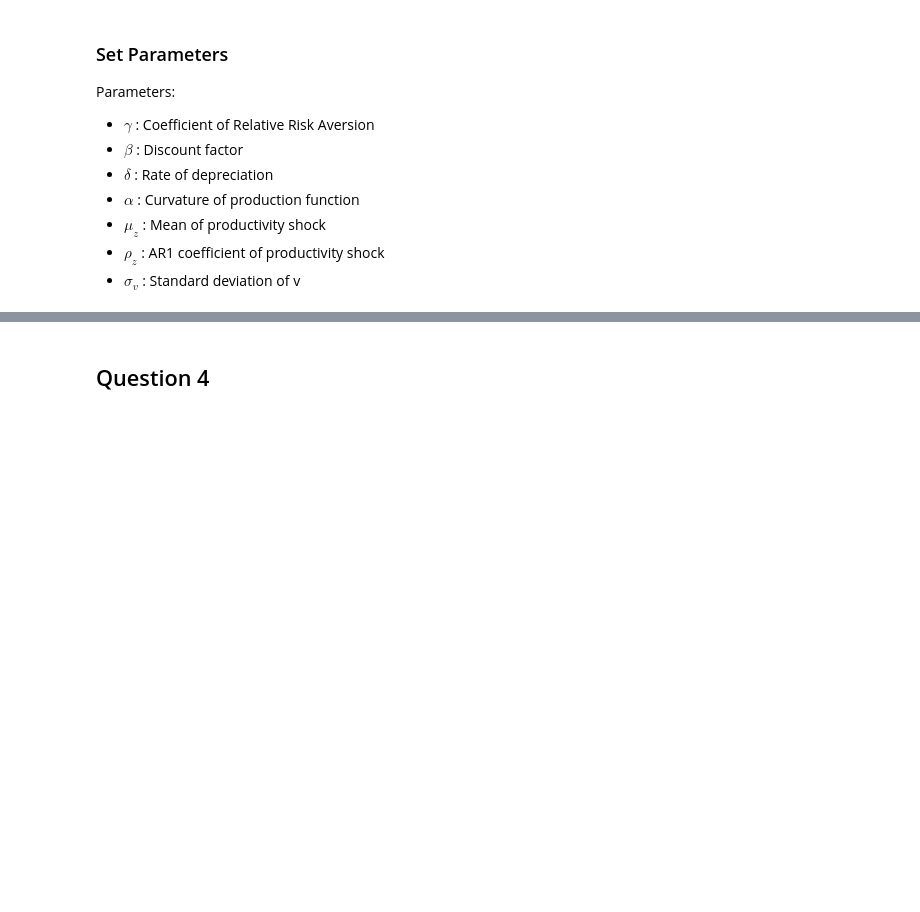
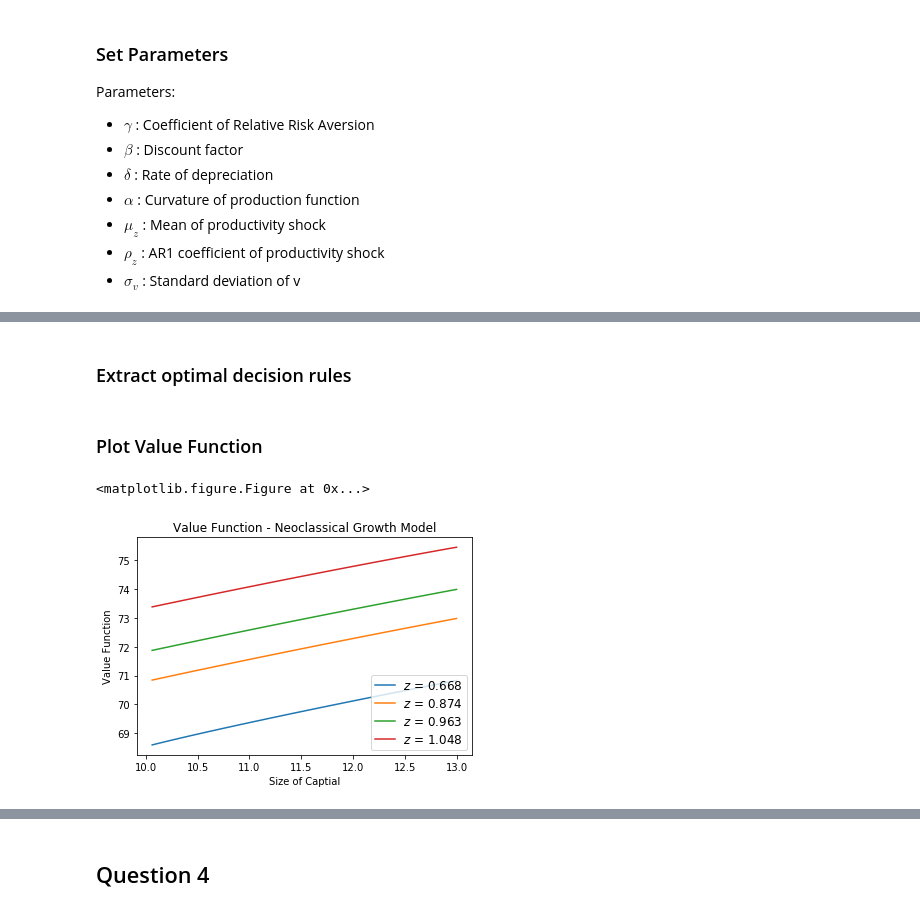
Before and after one commit to quainialberto/BootCamp2018, a Jupyter notebook: ProbSets/Econ/Wk1_DP/DP.ipynb, the cells around one changed output, grey strips where cells are left out. Saved outputs shown, nothing was run; the diff lists cells and outputs as text; code cells hidden in the pictures; blank space fills up the shorter version.

```diff
--- a/ProbSets/Econ/Wk1_DP/DP.ipynb
+++ b/ProbSets/Econ/Wk1_DP/DP.ipynb
@@ -304,14 +306,14 @@ Parameters:
 * $\rho_z$ : AR1 coefficient of productivity shock
 * $\sigma_v$ : Standard deviation of v
 # %%
-#Parameters
+# Parameters
+
 gamma = 0.5
 beta = 0.96
 delta = 0.05
 alpha = 0.4
-sigmaz = 0.2
-mu_z = 0
-rho_z = 0.8
+mu = 0
+rho = 0.8
 sigma_v = 0.1
 # %%
 '''
@@ -338,21 +341,19 @@ pi_z = np.transpose(pi)
 ------------------------------------------------------------------------
 Create grid of current utility values
 ------------------------------------------------------------------------
-C        = matrix, current consumption
-U        = matrix, current period utility value
+C        = matrix, current consumption (c=z_tk_t^a - k_t+1 + (1-delta)k_t)
+U        = matrix, current period utility value for all possible
+           choices of k and k'
 ------------------------------------------------------------------------
 '''
 
 C = np.zeros((size_k, size_k, size_z))
-for i in range(size_k): # loop over w
-    for j in range(size_k): # loop over w'
-        for q in range(size_z):
-            C[i, j, q] = z_grid[q] * k_grid[i] **alpha + (1 - delta)*k_grid[i] - k_grid[j]
-            # note that if w'>w, consumption negative
+for i in range(size_k): # loop over k_t
+    for j in range(size_k): # loop over k_t+1
+        for q in range(size_z): #loop over z_t
+            C[i, j, q] = z_grid[q]* k_grid[i]**alpha + (1 - delta)*k_grid[i] - k_grid[j]
 # replace 0 and negative consumption with a tiny value
 # This is a way to impose non-negativity on cons
-
-#Not sure if it's good
 C[C<=0] = 1e-15
 if gamma == 1:
     U = np.log(C)
@@ -404,0 +414,2 @@ else:
+# %% [markdown]
+### Extract optimal decision rules
@@ -405,19 +427,24 @@ else:
+# %% [markdown]
+### Plot Value Function
 # %%
 # Plot value function
 plt.figure()
 fig, ax = plt.subplots()
 ax.plot(k_grid[1:], VF[1:, 0], label='$z$ = ' + str(round(z_grid[0], 3)))
-ax.plot(k_grid[1:], VF[1:, 5], label='$z$ = ' + str(round(z_grid[5], 3)))
-ax.plot(k_grid[1:], VF[1:, 15], label='$z$ = ' + str(round(z_grid[15], 3)))
-ax.plot(k_grid[1:], VF[1:, 19], label='$z$ = ' + str(round(z_grid[19], 3)))
+ax.plot(k_grid[1:], VF[1:, 15], label='$z$ = ' + str(round(z_grid[10], 3)))
+ax.plot(k_grid[1:], VF[1:, 30], label='$z$ = ' + str(round(z_grid[20], 3)))
+ax.plot(k_grid[1:], VF[1:, 45], label='$z$ = ' + str(round(z_grid[30], 3)))
 # Now add the legend with some customizations.
 legend = ax.legend(loc='lower right', shadow=False)
 # Set the fontsize
 for label in legend.get_texts():
     label.set_fontsize('large')
 for label in legend.get_lines():
     label.set_linewidth(1.5)  # the legend line width
-plt.xlabel('Size of Capital')
+plt.xlabel('Size of Captial')
 plt.ylabel('Value Function')
-plt.title('Value Function ')
+plt.title('Value Function - Neoclassical Growth Model')
 plt.show()
+# %% [output]
+<matplotlib.figure.Figure at 0x...>
+[figure, added]
```
Also changed, not shown: parts of 29 cells of this notebook, 2 other files.
